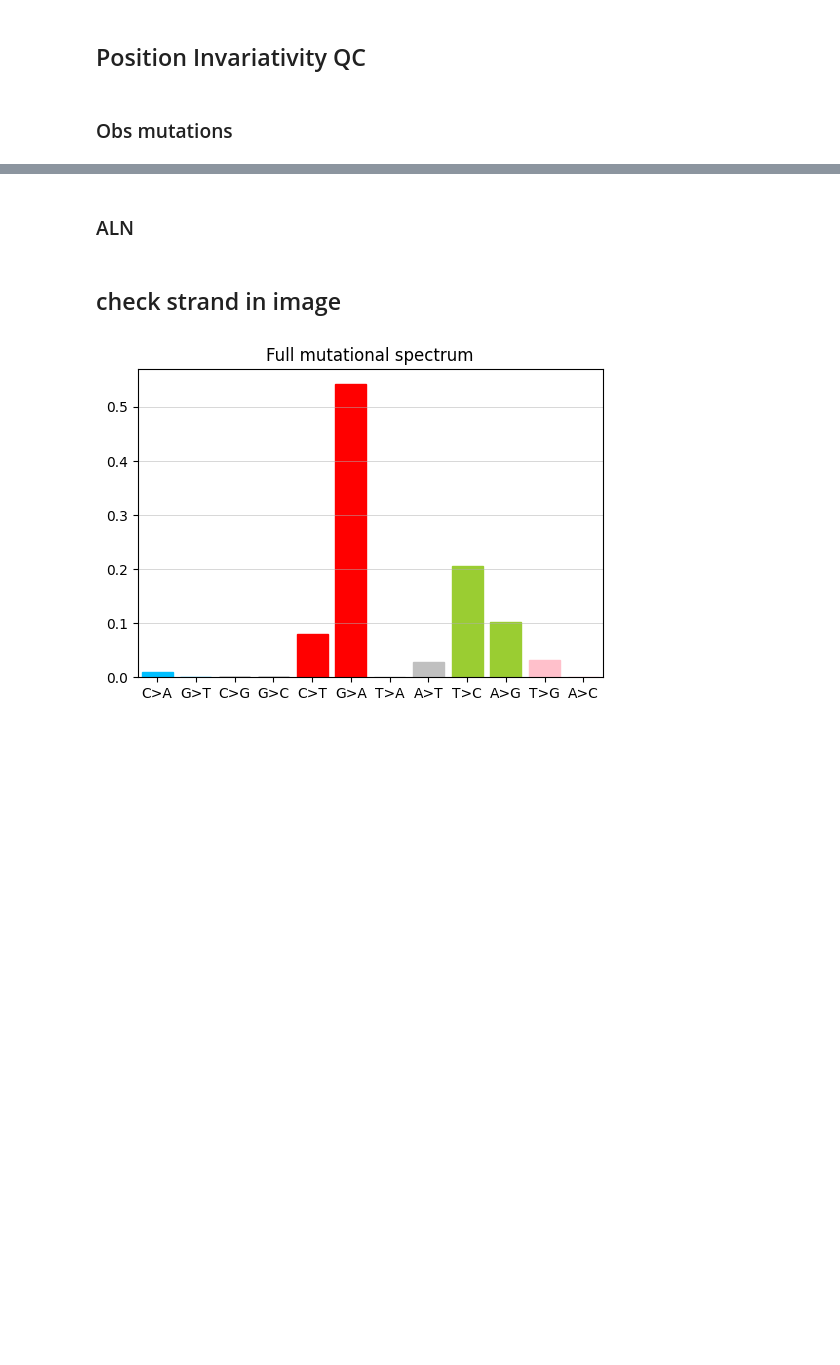
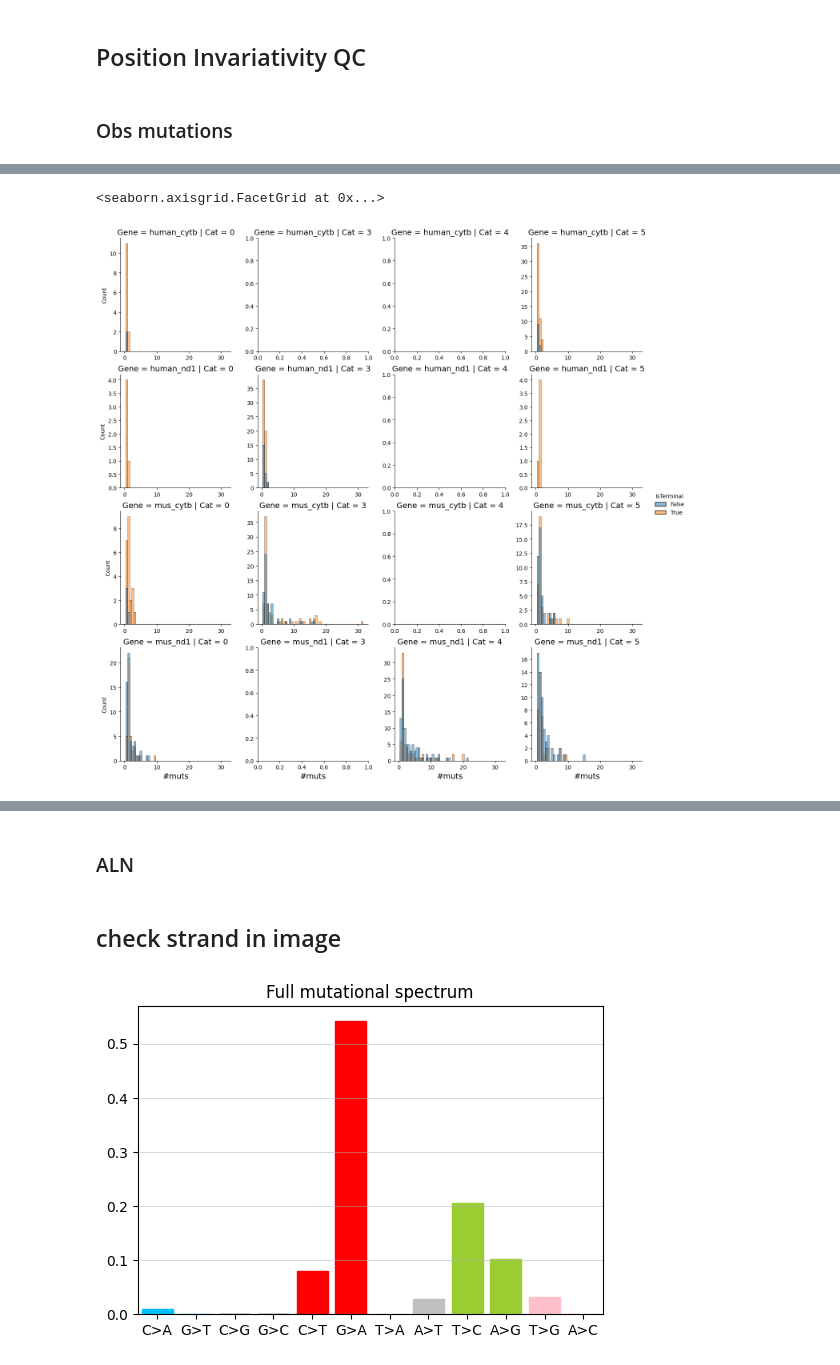
Before and after one commit to mitoclub/nemu-pipeline, a Jupyter notebook: notebooks/position_analysis.ipynb, the cells around one changed output, grey strips where cells are left out. Cells and saved outputs as stored; diff of their text form; code cells hidden in the pictures; blank space fills up the shorter version.

```diff
--- a/notebooks/position_analysis.ipynb
+++ b/notebooks/position_analysis.ipynb
@@ -110,3 +166,27 @@ df = pd.concat(to_concat)
+# %%
+_df_to_plot = df[(df.ProbaFull > 0.3)].groupby(["Cat", "Gene", "Label", "AltNode", "IsTerminal"]).ProbaFull\
+    .sum().reset_index()
+
+g = sns.displot(
+    data=_df_to_plot,
+    x="ProbaFull",
+    col="Cat",
+    row="Gene",
+    hue="IsTerminal",
+    # kind="hist",
+    height=3.5,
+    bins=50,
+    facet_kws=dict(
+        sharey=False,
+        sharex=False,
+    )
+)
+g.set_axis_labels("#muts", size=14)
+g.set_titles(size=14)
+# plt.savefig("../figures/obs_muts_in_cats.pdf")
+# %% [output]
+<seaborn.axisgrid.FacetGrid at 0x...>
+[figure, added]
 # %%
 g = sns.catplot(
     data=df[(df.ProbaFull > 0.3)].groupby(["Cat", "Gene", "Label", "IsTerminal"]).ProbaFull.sum().reset_index(),
```
Also changed, not shown: parts of 6 cells of this notebook, 2 other files.
